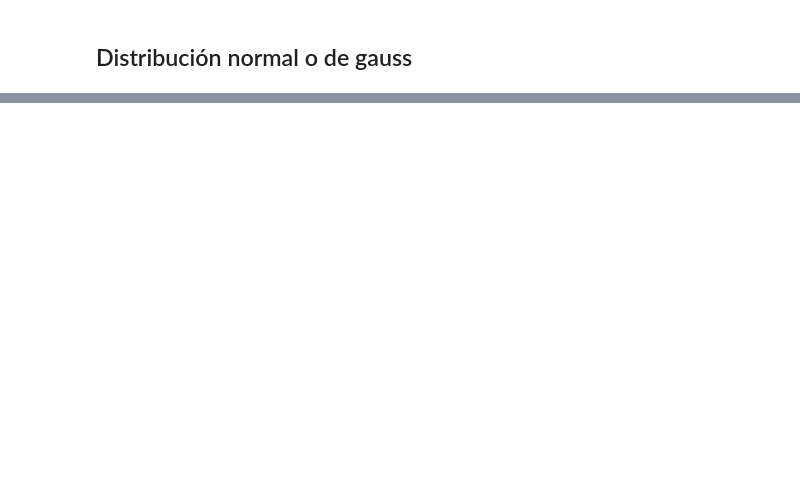
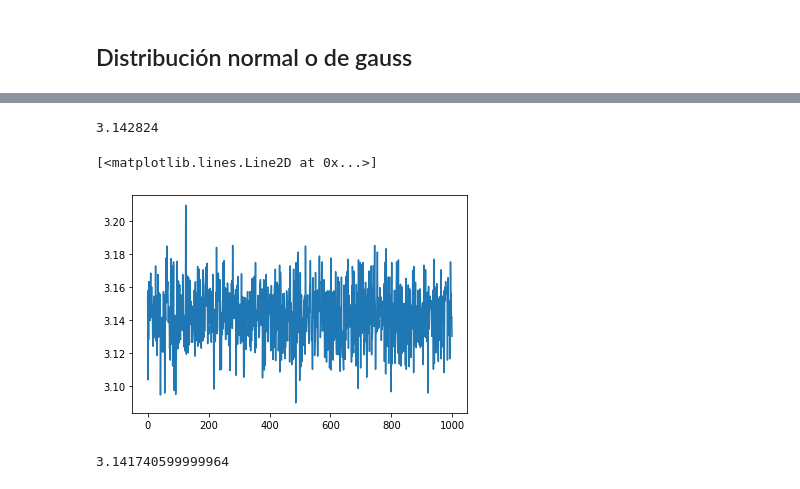
Before and after one commit to Zell0ss/machine_learning, a Jupyter notebook: Notebooks/T2 - 2 - Data Cleaning - Funciones de distribución de probabilidad.ipynb, the cells around one changed output, grey strips where cells are left out. Drawn from its saved outputs; the diff is of its cells as text; code cells hidden in the pictures; blank space fills up the shorter version.

```diff
--- a/Notebooks/T2 - 2 - Data Cleaning - Funciones de distribución de probabilidad.ipynb
+++ b/Notebooks/T2 - 2 - Data Cleaning - Funciones de distribución de probabilidad.ipynb
@@ -64,0 +96,30 @@ pyplt.hist(data)
+# %%
+pi_avg = 0
+parejas = 10000
+pi_value_list = []
+experimentos = 1000
+for i in range(experimentos):
+    dentro = 0
+    x = np.random.uniform(0,1,parejas).tolist()
+    y = np.random.uniform(0,1,parejas).tolist()
+    for j in range(parejas):
+        z=x[j]*x[j]+y[j]*y[j]
+        if (z<=1):
+            dentro += 1
+    float_dentro = float(dentro)
+    pi_value = float_dentro *4 / parejas
+    pi_value_list.append(pi_value)
+    pi_avg += pi_value
+
+pi = pi_avg/experimentos
+
+print (pi)
+pyplt.plot(pi_value_list)
+# %% [output]
+3.142824
+[<matplotlib.lines.Line2D at 0x...>]
+[figure, added]
+# %%
+pi
+# %% [output]
+3.141740599999964
```
Also changed, not shown: parts of 9 cells of this notebook.
